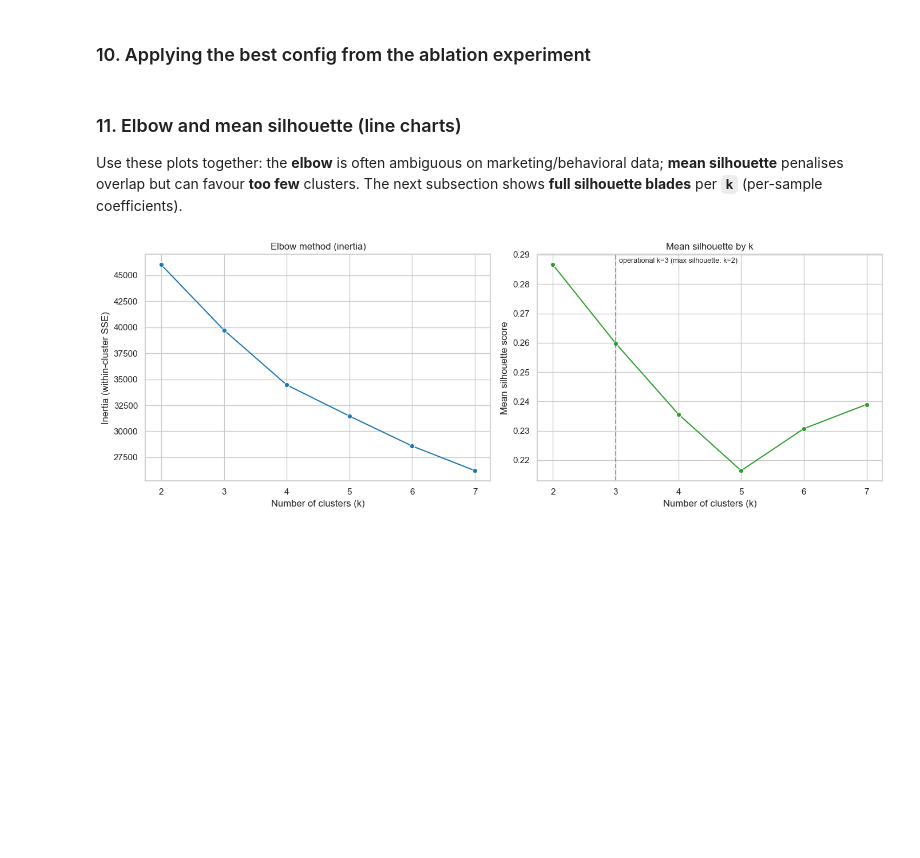
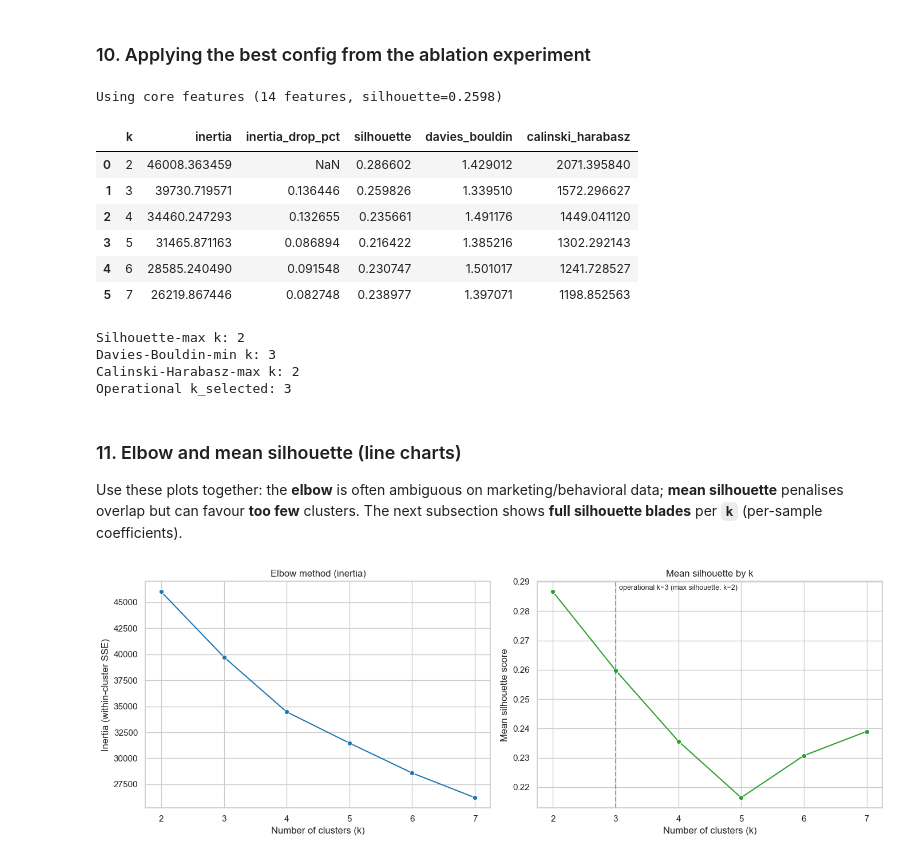
Before and after one commit to pauloabcalcada/fintech-ai-segmentation, a Jupyter notebook: notebooks/3.EDA_RFM_Clustering.ipynb, the cells around one changed output. Saved outputs shown, nothing was run; the diff lists cells and outputs as text; code cells hidden in the pictures; blank space fills up the shorter version.

```diff
--- a/notebooks/3.EDA_RFM_Clustering.ipynb
+++ b/notebooks/3.EDA_RFM_Clustering.ipynb
@@ -881,0 +728,8 @@ print(f"Best features ({len(BEST_FEATURES)}): {BEST_FEATURES}")
+# %%
+best_config = 'core'
+best_k_ablation = 3
+best_row = df_ablation.loc[
+    (df_ablation["config"] == "core") & (df_ablation["k"] == 3)
+].iloc[0]
+
+best_row
@@ -883,57 +746,90 @@ print(f"Best features ({len(BEST_FEATURES)}): {BEST_FEATURES}")
 ### 10. Applying the best config from the ablation experiment
 # %%
 # Apply best config from ablation experiment
-# "Best" = highest ARI score across all k and configs in df_ablation.
+# "Best" = highest silhouette score across all k and configs in df_ablation.
 # We re-run the k=2..7 scan with this config so elbow/silhouette charts
-# reflect the chosen feature space.
-pipeline_final_prep = build_preprocessing_pipeline(BEST_FEATURES)
-X_for_km = pipeline_final_prep.fit_transform(df_clustering[BEST_FEATURES].fillna(0))
+# reflect the chosen feature space — not the full-feature default.
+if "best_row" not in globals() and "df_ablation" in globals():
+    best_row = df_ablation.loc[df_ablation["silhouette"].idxmax()]
+if "best_row" not in globals():
+    raise RuntimeError("Run the feature ablation cell above first (defines df_ablation + best_row).")
+if "best_config" not in globals():
+    best_config = str(best_row["config"])
 
-print(f"Using config '{BEST_CONFIG}' ({len(BEST_FEATURES)} features) — best ARI from ablation.")
-print(f"X_for_km shape: {X_for_km.shape}")
+BEST_FEATURE_CONFIG = best_config
+_best_sil = float(best_row["silhouette"])
 
-# k=2..7 scan with best config for elbow / silhouette charts
+if BEST_FEATURE_CONFIG == "pca_full":
+    X_for_km = X_pca_full
+    print(f"Using PCA (full features → {n_pca_full} components, silhouette={_best_sil:.4f})")
+elif BEST_FEATURE_CONFIG == "pca_core":
+    X_for_km = X_pca_core
+    print(f"Using PCA (core features → {n_pca_core} components, silhouette={_best_sil:.4f})")
+elif BEST_FEATURE_CONFIG == "core":
+    X_for_km = X_core
+    print(f"Using core features ({X_core.shape[1]} features, silhouette={_best_sil:.4f})")
+else:
+    X_for_km = X_scaled   # default: full features
+    print(f"Using full scaled features ({X_scaled.shape[1]} features, silhouette={_best_sil:.4f})")
+
+# Also re-run the k=2..7 scan with the best config so the elbow/silhouette charts
+# reflect the chosen feature space
 k_values_scan = list(range(2, 8))
 rows_scan = []
-labels_by_k = {}
+labels_by_k_best = {}
 for k in k_values_scan:
     km_s = KMeans(n_clusters=k, random_state=42, n_init=20)
     lbl_s = km_s.fit_predict(X_for_km)
-    labels_by_k[k] = lbl_s
+    labels_by_k_best[k] = lbl_s
     rows_scan.append({
         "k": k,
         "inertia": float(km_s.inertia_),
         "silhouette": float(silhouette_score(X_for_km, lbl_s)),
         "davies_bouldin": float(davies_bouldin_score(X_for_km, lbl_s)),
         "calinski_harabasz": float(calinski_harabasz_score(X_for_km, lbl_s)),
     })
 
-k_eval = pd.DataFrame(rows_scan)
+k_eval_best = pd.DataFrame(rows_scan)
+
+# Canonical evaluation objects for downstream cells.
+k_eval = k_eval_best.copy()
+labels_by_k = labels_by_k_best
+
 k_eval["inertia_prev"] = k_eval["inertia"].shift(1)
 k_eval["inertia_drop_pct"] = (
     (k_eval["inertia_prev"] - k_eval["inertia"]) / k_eval["inertia_prev"]
 )
 
 k_silhouette_max = int(k_eval.loc[k_eval["silhouette"].idxmax(), "k"])
 k_dbi_min = int(k_eval.loc[k_eval["davies_bouldin"].idxmin(), "k"])
 k_ch_max = int(k_eval.loc[k_eval["calinski_harabasz"].idxmax(), "k"])
-k_selected = BEST_K
+k_selected = 3  # ground-truth count of segments
 
 display(
     k_eval[["k", "inertia", "inertia_drop_pct", "silhouette", "davies_bouldin", "calinski_harabasz"]]
     .sort_values("k")
     .reset_index(drop=True)
 )
 print("Silhouette-max k:", k_silhouette_max)
 print("Davies-Bouldin-min k:", k_dbi_min)
 print("Calinski-Harabasz-max k:", k_ch_max)
 print("Operational k_selected:", k_selected)
 
 # Import needed metrics for silhouette diagrams in later cells
 from sklearn.metrics import silhouette_samples
-
-# Legacy aliases (consumed by downstream cells)
-BEST_FEATURE_CONFIG = BEST_CONFIG
+# %% [output]
+Using core features (14 features, silhouette=0.2598)
+|  | k | inertia | inertia_drop_pct | silhouette | davies_bouldin | calinski_harabasz |
+| 0 | 2 | 46008.363459 | NaN | 0.286602 | 1.429012 | 2071.395840 |
+| 1 | 3 | 39730.719571 | 0.136446 | 0.259826 | 1.339510 | 1572.296627 |
+| 2 | 4 | 34460.247293 | 0.132655 | 0.235661 | 1.491176 | 1449.041120 |
+| 3 | 5 | 31465.871163 | 0.086894 | 0.216422 | 1.385216 | 1302.292143 |
+| 4 | 6 | 28585.240490 | 0.091548 | 0.230747 | 1.501017 | 1241.728527 |
+| 5 | 7 | 26219.867446 | 0.082748 | 0.238977 | 1.397071 | 1198.852563 |
+Silhouette-max k: 2
+Davies-Bouldin-min k: 3
+Calinski-Harabasz-max k: 2
+Operational k_selected: 3
 # %% [markdown]
 ### 11. Elbow and mean silhouette (line charts)
 
```
Also changed, not shown: parts of 15 cells of this notebook, 2 other files.
